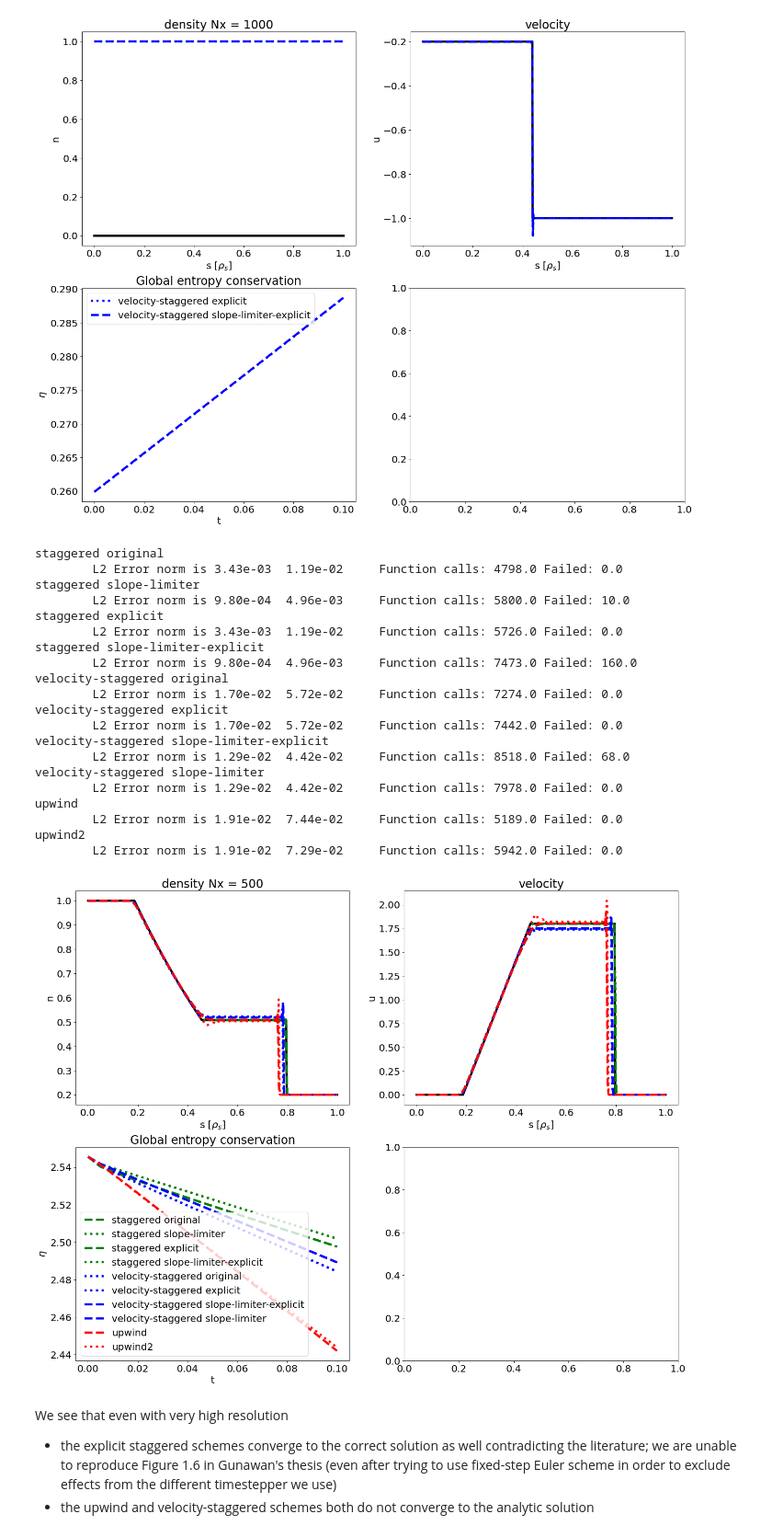
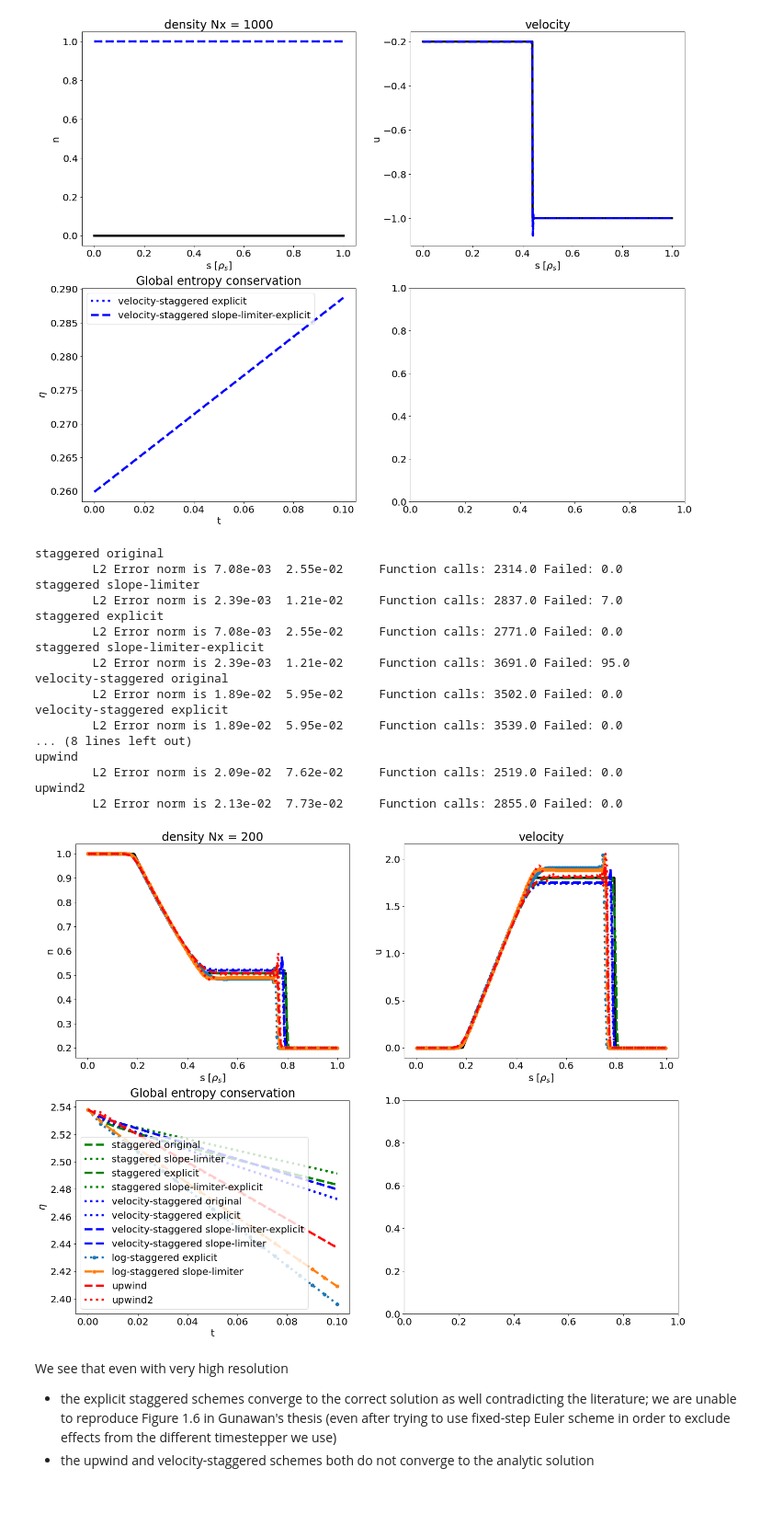
Before and after one commit to mwiesenberger/advection, a Jupyter notebook: OneDimensional.ipynb, the cells around one changed output. Shown at 92% size. Saved outputs shown, nothing was run; the diff lists cells and outputs as text; code cells hidden in the pictures; blank space fills up the shorter version.

```diff
--- a/OneDimensional.ipynb
+++ b/OneDimensional.ipynb
@@ -529,50 +531,52 @@ for p in [
     {"type" : "velocity-staggered", "variant" : "explicit", "ls" : "b:"},
     {"type" : "velocity-staggered", "variant" : "slope-limiter-explicit", "ls" : "b--"},
     {"type" : "velocity-staggered", "variant" : "slope-limiter", "ls" : "b--"},
+#     {"type" : "centered", "ls" : "m--"},
+#     {"type" : "staggered-direct", "ls" : "y--"},
+    {"type" : "log-staggered", "ls" : "o:", "variant": "explicit"},
+    {"type" : "log-staggered", "ls" : "o--", "variant": "slope-limiter"},
     {"type" : "upwind", "ls" : "r--"},
     {"type" : "upwind2", "ls" : "r:"},
-#  {"type" : "centered"},
          ] :
     params = make_navier_stokes_input()
-    params["grid"]["Nx"]= 500
+    params["grid"]["Nx"]= 200
     params["output"]["tend"] = 0.1
     params["ls"] = p["ls"]
-#     params["physical"]["nu_u"] = 0.01
+#     params["physical"]["nu_u"] = 1e-4
 #     params["physical"]["gamma"] = 1
 #     params["physical"]["alpha"] = 1
     params["timestepper"]["type"] = "ARK"
     params["timestepper"]["tableau"]  = "ARK-4-2-3"
-    if( p["type"] == "upwind" or p["type"] == "upwind2"):
+    if( p["type"] == "upwind" or p["type"] == "upwind2"
+       or p["type"] == "centered" or p["type"] == "staggered-direct"
+       or p["type"] == "log-staggered"):
         params["timestepper"]["type"] = "ERK"
         params["timestepper"]["tableau"]  = "Bogacki-Shampine-4-2-3"
     elif( p["variant"] == "explicit" or p["variant"] == "slope-limiter-explicit") :
         params["timestepper"]["type"] = "ERK"
         params["timestepper"]["tableau"]  = "Bogacki-Shampine-4-2-3"
     params["advection"] = p
     p_list.append(params)
 plot_navier_stokes(p_list)
 # %% [output]
 staggered original
-        L2 Error norm is 3.43e-03  1.19e-02     Function calls: 4798.0 Failed: 0.0
+        L2 Error norm is 7.08e-03  2.55e-02     Function calls: 2314.0 Failed: 0.0
 staggered slope-limiter
-        L2 Error norm is 9.80e-04  4.96e-03     Function calls: 5800.0 Failed: 10.0
+        L2 Error norm is 2.39e-03  1.21e-02     Function calls: 2837.0 Failed: 7.0
 staggered explicit
-        L2 Error norm is 3.43e-03  1.19e-02     Function calls: 5726.0 Failed: 0.0
+        L2 Error norm is 7.08e-03  2.55e-02     Function calls: 2771.0 Failed: 0.0
 staggered slope-limiter-explicit
-        L2 Error norm is 9.80e-04  4.96e-03     Function calls: 7473.0 Failed: 160.0
+        L2 Error norm is 2.39e-03  1.21e-02     Function calls: 3691.0 Failed: 95.0
 velocity-staggered original
-        L2 Error norm is 1.70e-02  5.72e-02     Function calls: 7274.0 Failed: 0.0
+        L2 Error norm is 1.89e-02  5.95e-02     Function calls: 3502.0 Failed: 0.0
 velocity-staggered explicit
-        L2 Error norm is 1.70e-02  5.72e-02     Function calls: 7442.0 Failed: 0.0
-velocity-staggered slope-limiter-explicit
-        L2 Error norm is 1.29e-02  4.42e-02     Function calls: 8518.0 Failed: 68.0
-velocity-staggered slope-limiter
-        L2 Error norm is 1.29e-02  4.42e-02     Function calls: 7978.0 Failed: 0.0
+        L2 Error norm is 1.89e-02  5.95e-02     Function calls: 3539.0 Failed: 0.0
+... (8 lines left out)
 upwind
-        L2 Error norm is 1.91e-02  7.44e-02     Function calls: 5189.0 Failed: 0.0
+        L2 Error norm is 2.09e-02  7.62e-02     Function calls: 2519.0 Failed: 0.0
 upwind2
-        L2 Error norm is 1.91e-02  7.29e-02     Function calls: 5942.0 Failed: 0.0
+        L2 Error norm is 2.13e-02  7.73e-02     Function calls: 2855.0 Failed: 0.0
-[figure, old version]
+[figure, new version]
 # %% [markdown]
 We see that even with very high resolution
 - the explicit staggered schemes converge to the correct solution as well contradicting the literature; we are unable to reproduce Figure 1.6 in Gunawan's thesis (even after trying to use fixed-step Euler scheme in order to exclude effects from the different timestepper we use)
```
Also changed, not shown: parts of 3 cells of this notebook, 1 other file.
